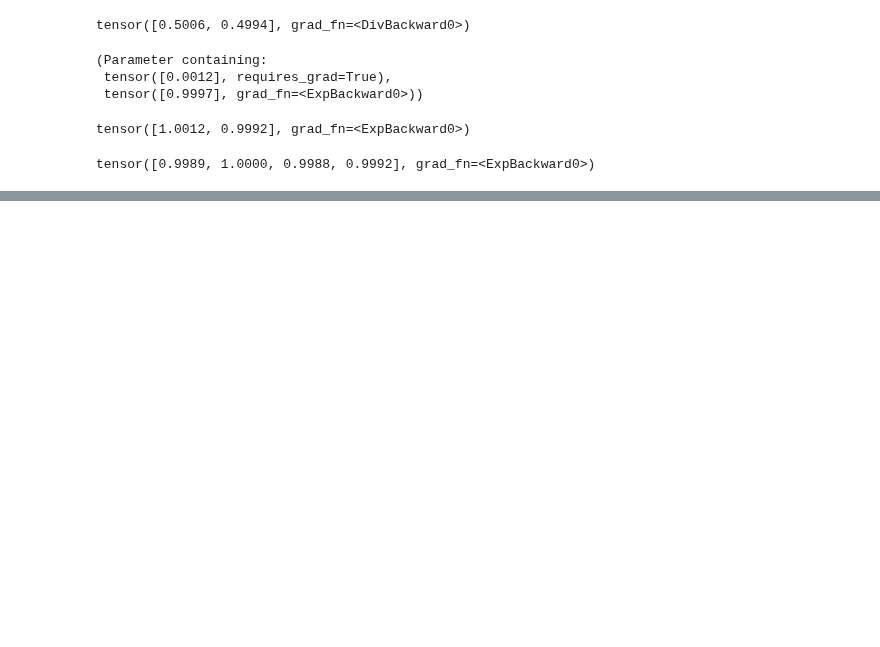
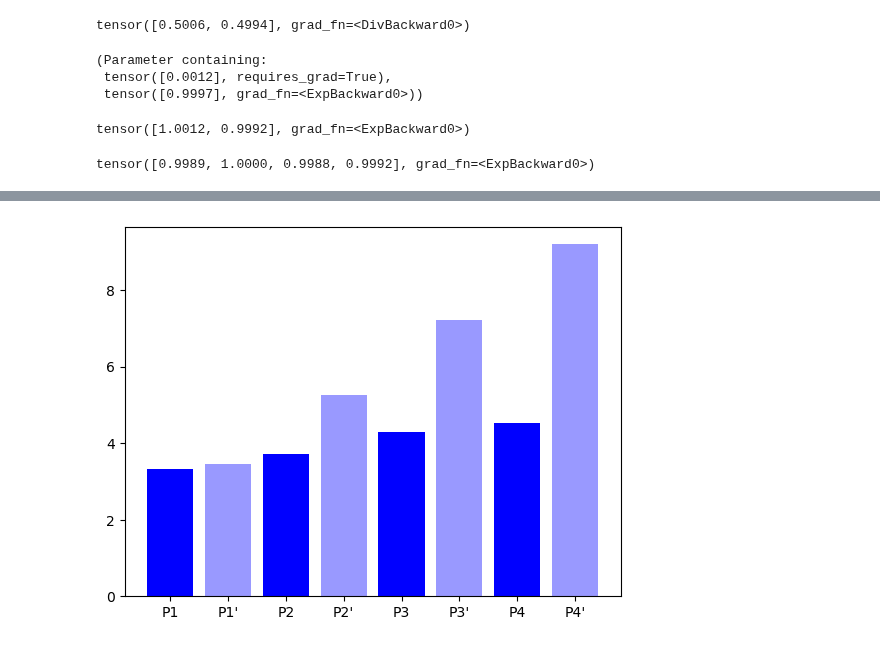
Before and after one commit to BastosLab/surprisal_regression, a Jupyter notebook: notebooks/C31-ses-230609/PFC/evaluate_full.ipynb, the cells around one changed output, grey strips where cells are left out. Cells and saved outputs as stored; diff of their text form; code cells hidden in the pictures; blank space fills up the shorter version.

```diff
--- a/notebooks/C31-ses-230609/PFC/evaluate_full.ipynb
+++ b/notebooks/C31-ses-230609/PFC/evaluate_full.ipynb
@@ -87,0 +109,4 @@ plt.bar(["P1", "P1'", "P2", "P2'", "P3", "P3'", "P4", "P4'"], heights, color=[('
+# %%
+comparison_plot(rndctrl_trials())
+# %% [output]
+[figure, added]
```
Also changed, not shown: parts of 7 cells of this notebook, 1 other file.
